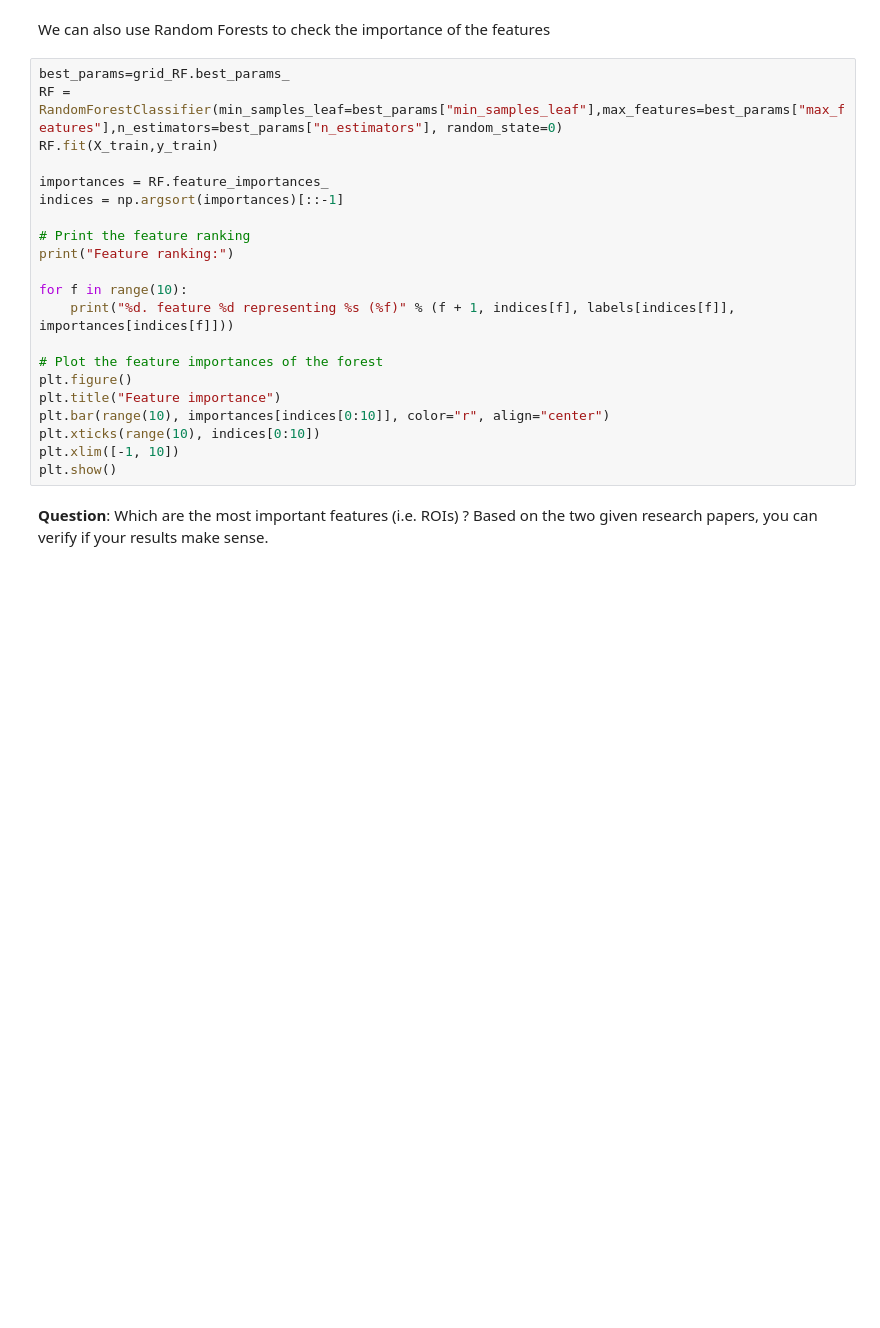
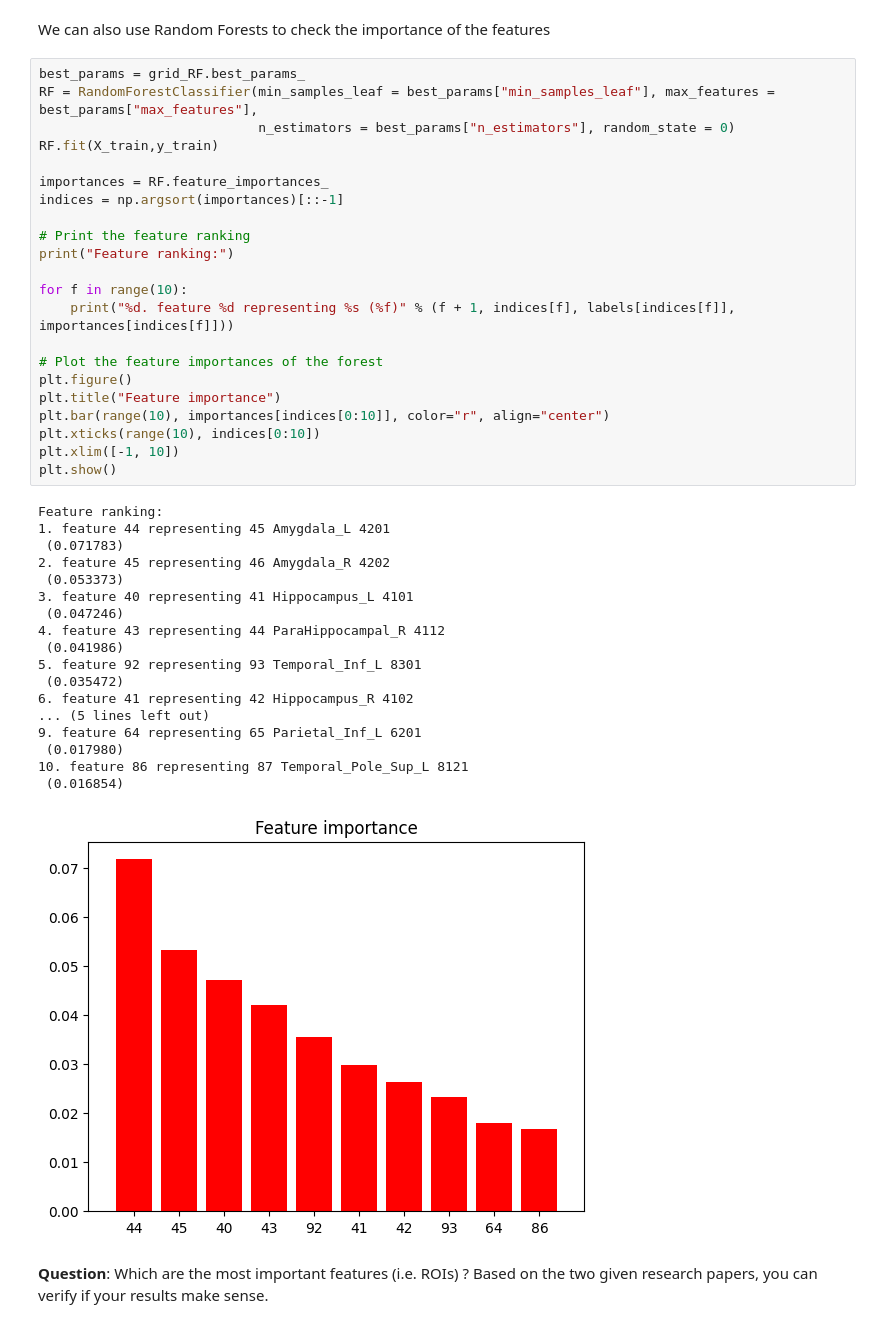
Before and after one commit to lmcastanedame/IMA205_TP5_Decision-Trees, a Jupyter notebook: TP_Trees_CASTANEDA.ipynb, the cells around one changed output. Cells and saved outputs as stored; diff of their text form; blank space fills up the shorter version.

```diff
--- a/TP_Trees_CASTANEDA.ipynb
+++ b/TP_Trees_CASTANEDA.ipynb
@@ -298,26 +344,46 @@ XXXXXXXXXXX
 # %% [markdown]
 We can also use Random Forests to check the importance of the features
 # %%
-best_params=grid_RF.best_params_
-RF = RandomForestClassifier(min_samples_leaf=best_params["min_samples_leaf"],max_features=best_params["max_features"],n_estimators=best_params["n_estimators"], random_state=0)
+best_params = grid_RF.best_params_
+RF = RandomForestClassifier(min_samples_leaf = best_params["min_samples_leaf"], max_features = best_params["max_features"],
+                            n_estimators = best_params["n_estimators"], random_state = 0)
 RF.fit(X_train,y_train)
 
 importances = RF.feature_importances_
 indices = np.argsort(importances)[::-1]
 
 # Print the feature ranking
 print("Feature ranking:")
 
 for f in range(10):
     print("%d. feature %d representing %s (%f)" % (f + 1, indices[f], labels[indices[f]], importances[indices[f]]))
 
 # Plot the feature importances of the forest
 plt.figure()
 plt.title("Feature importance")
 plt.bar(range(10), importances[indices[0:10]], color="r", align="center")
 plt.xticks(range(10), indices[0:10])
 plt.xlim([-1, 10])
 plt.show()
+# %% [output]
+Feature ranking:
+1. feature 44 representing 45 Amygdala_L 4201
+ (0.071783)
+2. feature 45 representing 46 Amygdala_R 4202
+ (0.053373)
+3. feature 40 representing 41 Hippocampus_L 4101
+ (0.047246)
+4. feature 43 representing 44 ParaHippocampal_R 4112
+ (0.041986)
+5. feature 92 representing 93 Temporal_Inf_L 8301
+ (0.035472)
+6. feature 41 representing 42 Hippocampus_R 4102
+... (5 lines left out)
+9. feature 64 representing 65 Parietal_Inf_L 6201
+ (0.017980)
+10. feature 86 representing 87 Temporal_Pole_Sup_L 8121
+ (0.016854)
+[figure, added]
 # %% [markdown]
 **Question**: Which are the most important features (i.e. ROIs) ?  Based on the two given research papers, you can verify if your results make sense.
 # %% [markdown]
```
Also changed, not shown: parts of 24 cells of this notebook.
